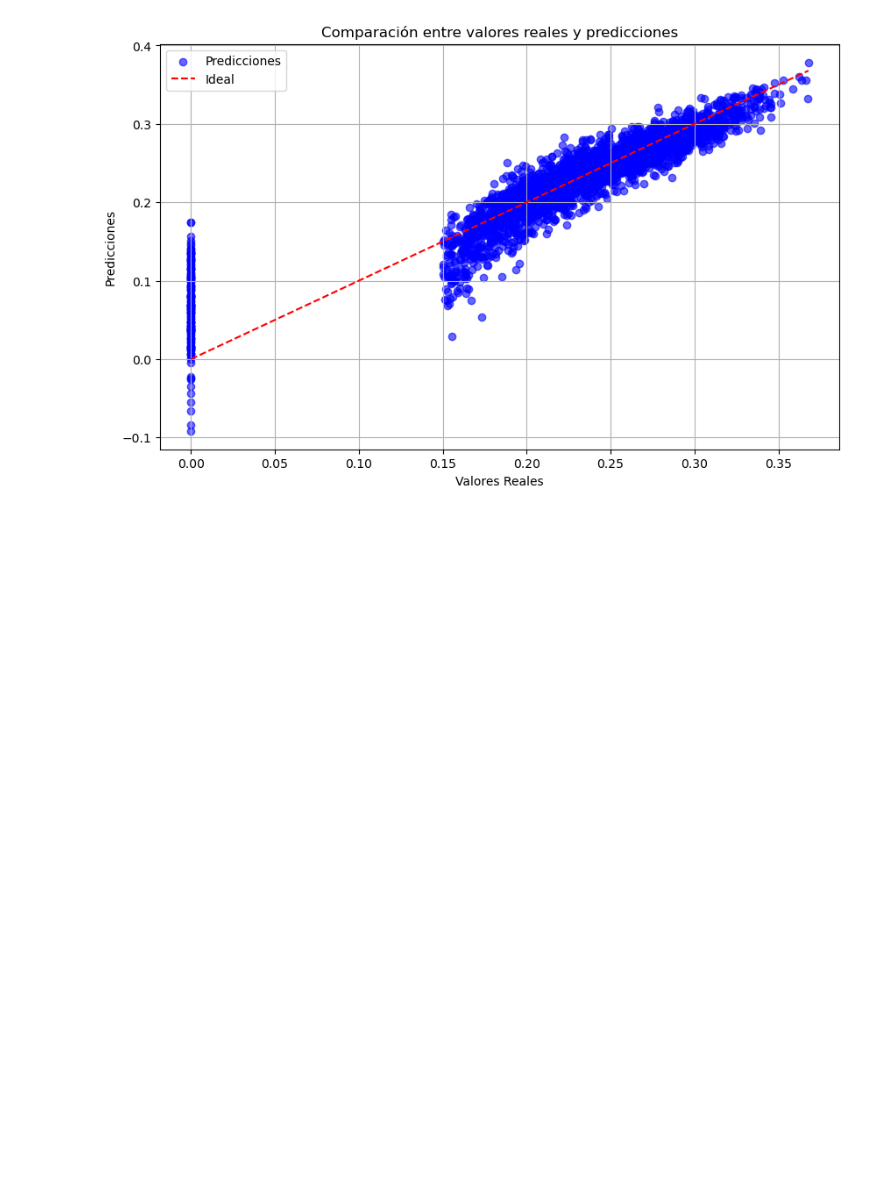
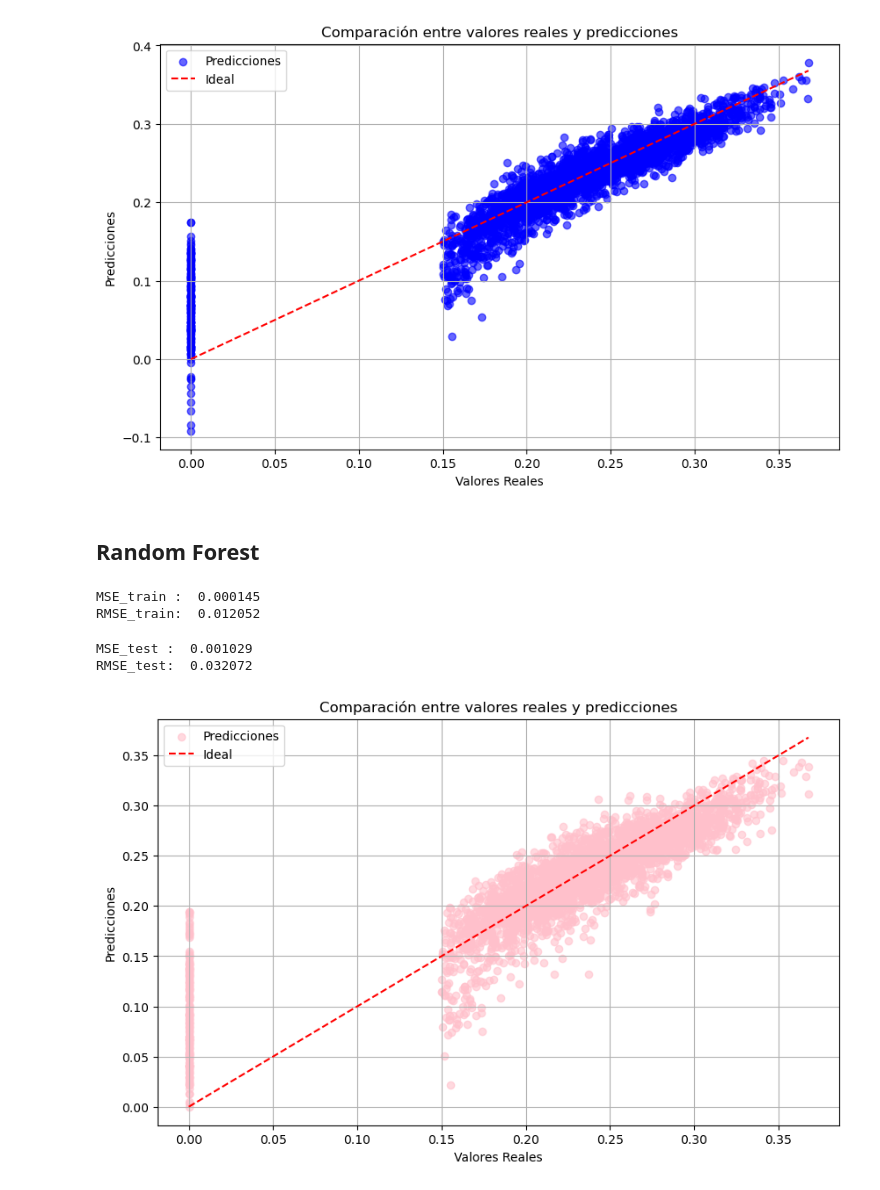
Before and after one commit to Leostark95/Proyecto_Finanzas, a Jupyter notebook: d_modelos.ipynb, the cells around one changed output. Drawn from its saved outputs; the diff is of its cells as text; code cells hidden in the pictures; blank space fills up the shorter version.

Commit message:
Random Forest

```diff
--- a/d_modelos.ipynb
+++ b/d_modelos.ipynb
@@ -440,3 +458,56 @@ plt.grid(True)
 plt.show()
 # %% [output]
 [figure]
+# %% [markdown]
+## Random Forest
+# %%
+# Modelo de Bosques Aleatorios
+random_model = RandomForestRegressor()
+
+# Entrenamiento de modelo
+random_model.fit(X_train, y_train)
+
+# Predicciones
+preds_random_train = random_model.predict(X_train)
+preds_random_test = random_model.predict(X_test)
+
+# Métricas en train
+msewr = MSE(y_test, preds_random_train)
+rmsewr = np.sqrt(msewr)
+
+print("MSE_train : % f" %(msewr))
+print("RMSE_train: % f" % rmsewr)
+# %%
+# Métricas en train
+msewr = MSE(y_train, preds_random_train)
+rmsewr = np.sqrt(msewr)
+
+print("MSE_train : % f" %(msewr))
+print("RMSE_train: % f" % rmsewr)
+# %% [output]
+MSE_train :  0.000145
+RMSE_train:  0.012052
+# %%
+# Métricas en test
+msewr = MSE(y_test, preds_random_test)
+rmsewr = np.sqrt(msewr)
+
+print("MSE_test : % f" %(msewr))
+print("RMSE_test: % f" % rmsewr)
+# %% [output]
+MSE_test :  0.001029
+RMSE_test:  0.032072
+# %%
+#Comparación de predicciones vs valores reales
+
+plt.figure(figsize=(10, 6))
+plt.scatter(y_test, preds_random_test, color='pink', label='Predicciones', alpha=0.6)
+plt.plot([y_test.min(), y_test.max()], [y_test.min(), y_test.max()], color='red', linestyle='--', label='Ideal')
+plt.xlabel('Valores Reales')
+plt.ylabel('Predicciones')
+plt.title('Comparación entre valores reales y predicciones')
+plt.legend()
+plt.grid(True)
+plt.show()
+# %% [output]
+[figure, added]
```
Also changed, not shown: parts of 4 cells of this notebook.
